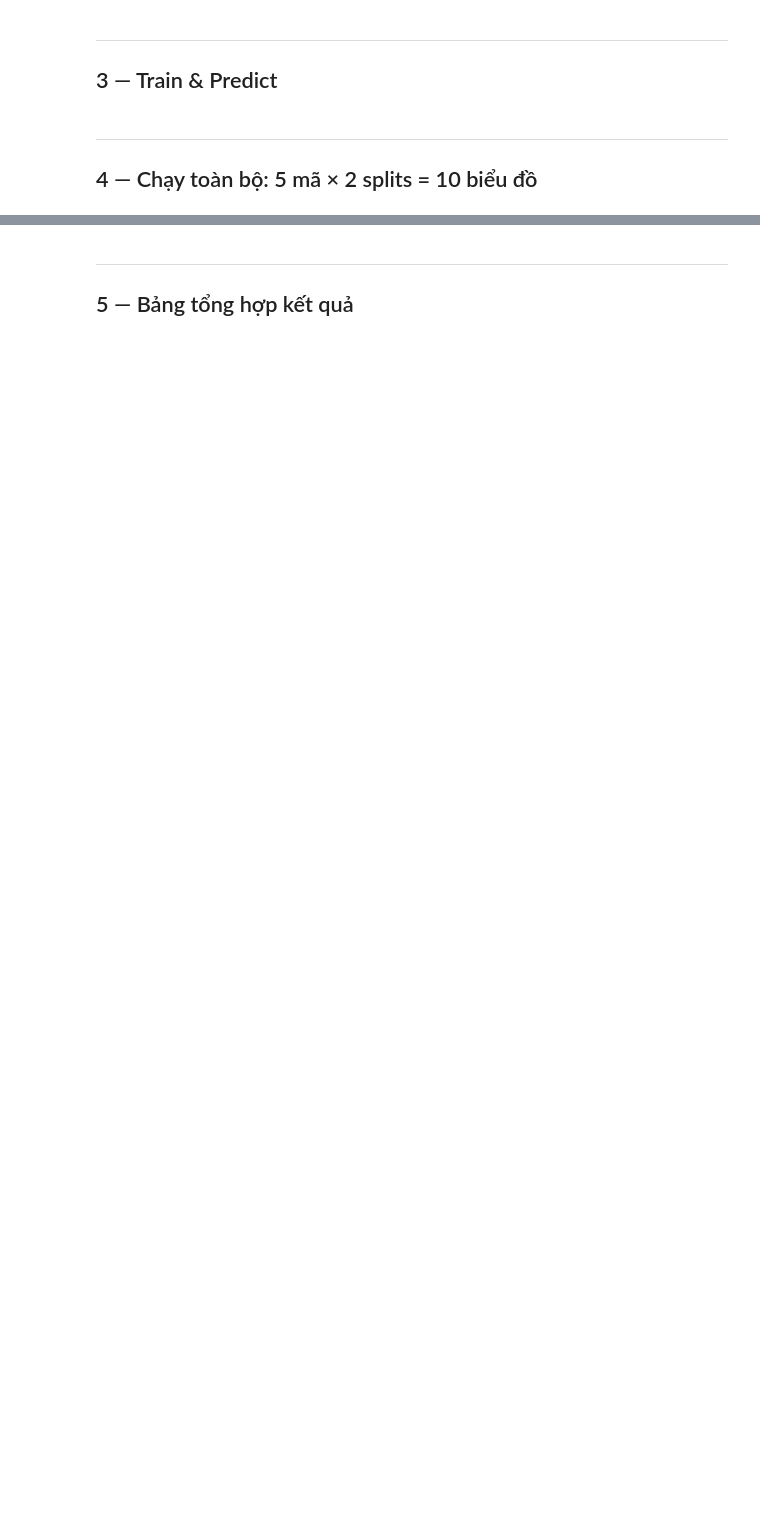
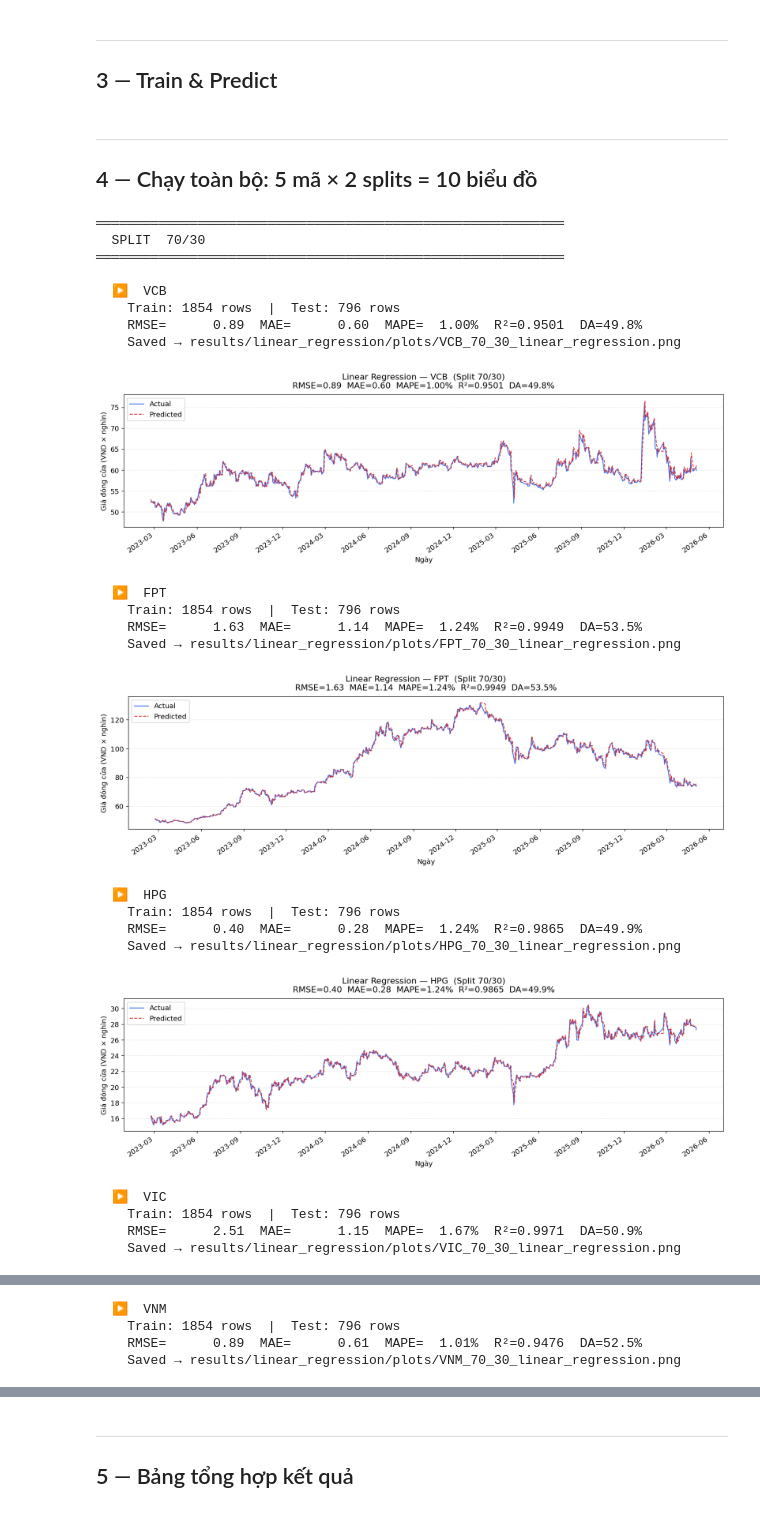
Before and after one commit to PhongNguyenTrung/stock-time-series, a Jupyter notebook: notebooks/01_linear_regression.ipynb, the cells around one changed output, grey strips where cells are left out. Cells and saved outputs as stored; diff of their text form; code cells hidden in the pictures; blank space fills up the shorter version.

```diff
--- a/notebooks/01_linear_regression.ipynb
+++ b/notebooks/01_linear_regression.ipynb
@@ -82,16 +86,11 @@ def load_split(ticker: str, split: str) -> tuple[pd.DataFrame, pd.DataFrame]:
             test.sort_values('date').reset_index(drop=True))
 
 
-def compute_metrics(y_true: np.ndarray, y_pred: np.ndarray) -> dict:
-    """RMSE, MAE, MAPE, R² — chuẩn báo cáo nhóm."""
-    y_true, y_pred = np.asarray(y_true, float), np.asarray(y_pred, float)
-    mask = y_true != 0
-    return {
-        'RMSE':     float(np.sqrt(mean_squared_error(y_true, y_pred))),
-        'MAE':      float(mean_absolute_error(y_true, y_pred)),
-        'MAPE (%)': float(np.mean(np.abs((y_true[mask] - y_pred[mask]) / y_true[mask])) * 100),
-        'R²':       float(r2_score(y_true, y_pred)),
-    }
+# compute_metrics — single source of truth tại src/metrics.py
+# Truyền prev_close để có thêm "Directional Accuracy (%)" trong output dict.
+import sys as _sys
+_sys.path.insert(0, str(ROOT))
+from src.metrics import compute_metrics  # noqa: E402
 
 
 def plot_predictions(dates, y_true, y_pred, ticker, split, metrics, save=True):
@@ -100,10 +99,12 @@ def plot_predictions(dates, y_true, y_pred, ticker, split, metrics, save=True):
     ax.plot(dates, y_true, label='Actual',    color='#2563EB', lw=1.3, alpha=0.9)
     ax.plot(dates, y_pred, label='Predicted', color='#DC2626', lw=1.3, alpha=0.9, ls='--')
 
+    da = metrics.get('Directional Accuracy (%)')
+    da_str = f"  DA={da:.1f}%" if da is not None else ""
     subtitle = (f"RMSE={metrics['RMSE']:,.2f}  "
                 f"MAE={metrics['MAE']:,.2f}  "
                 f"MAPE={metrics['MAPE (%)']:.2f}%  "
-                f"R²={metrics['R²']:.4f}")
+                f"R²={metrics['R²']:.4f}{da_str}")
     ax.set_title(f"{MODEL_NAME} — {ticker}  (Split {split.replace('_', '/')})\n{subtitle}", pad=10)
     ax.set_xlabel('Ngày')
     ax.set_ylabel('Giá đóng cửa (VND × nghìn)')
@@ -231,30 +250,62 @@ def train_and_predict_lr(
 # %%
 all_results = []
 
 for split in SPLITS:
     print(f"\n{'═'*60}")
     print(f"  SPLIT  {split.replace('_', '/')}")
     print(f"{'═'*60}")
 
     for ticker in TICKERS:
         print(f"\n  ▶  {ticker}")
 
         train_df, test_df = load_split(ticker, split)
         print(f"    Train: {len(train_df)} rows  |  Test: {len(test_df)} rows")
 
         res = train_and_predict_lr(train_df, test_df)
 
-        metrics = compute_metrics(res['y_true'], res['y_pred'])
+        # prev_close[i] = close ngày liền trước test row i — cần cho Directional Accuracy.
+        # train_and_predict_lr drop warm-up rows, nên align bằng date lookup.
+        _combined = pd.concat([train_df, test_df], ignore_index=True).sort_values('date').reset_index(drop=True)
+        _prev_map = _combined.set_index('date')['close'].shift(1)
+        prev_close = _prev_map.loc[pd.to_datetime(res['dates'])].values
+
+        metrics = compute_metrics(res['y_true'], res['y_pred'], prev_close=prev_close)
+        da = metrics.get('Directional Accuracy (%)', float('nan'))
         print(f"    RMSE={metrics['RMSE']:>10,.2f}  "
               f"MAE={metrics['MAE']:>10,.2f}  "
               f"MAPE={metrics['MAPE (%)']:>6.2f}%  "
-              f"R²={metrics['R²']:.4f}")
+              f"R²={metrics['R²']:.4f}  "
+              f"DA={da:.1f}%")
 
         plot_predictions(res['dates'], res['y_true'], res['y_pred'], ticker, split, metrics)
 
         all_results.append({
             'Ticker': ticker,
             'Split': split,
             'Model': MODEL_NAME,
             **metrics,
         })
+# %% [output]
+════════════════════════════════════════════════════════════
+  SPLIT  70/30
+════════════════════════════════════════════════════════════
+
+  ▶  VCB
+    Train: 1854 rows  |  Test: 796 rows
+    RMSE=      0.89  MAE=      0.60  MAPE=  1.00%  R²=0.9501  DA=49.8%
+    Saved → results/linear_regression/plots/VCB_70_30_linear_regression.png
+[figure, added]
+  ▶  FPT
+    Train: 1854 rows  |  Test: 796 rows
+    RMSE=      1.63  MAE=      1.14  MAPE=  1.24%  R²=0.9949  DA=53.5%
+    Saved → results/linear_regression/plots/FPT_70_30_linear_regression.png
+[figure, added]
+  ▶  HPG
+    Train: 1854 rows  |  Test: 796 rows
+    RMSE=      0.40  MAE=      0.28  MAPE=  1.24%  R²=0.9865  DA=49.9%
+    Saved → results/linear_regression/plots/HPG_70_30_linear_regression.png
+[figure, added]
+  ▶  VIC
+    Train: 1854 rows  |  Test: 796 rows
+    RMSE=      2.51  MAE=      1.15  MAPE=  1.67%  R²=0.9971  DA=50.9%
+    Saved → results/linear_regression/plots/VIC_70_30_linear_regression.png
@@ -260,0 +313,4 @@ for split in SPLITS:
+  ▶  VNM
+    Train: 1854 rows  |  Test: 796 rows
+    RMSE=      0.89  MAE=      0.61  MAPE=  1.01%  R²=0.9476  DA=52.5%
+    Saved → results/linear_regression/plots/VNM_70_30_linear_regression.png
```
Also changed, not shown: parts of 7 cells of this notebook, 16 other files.
